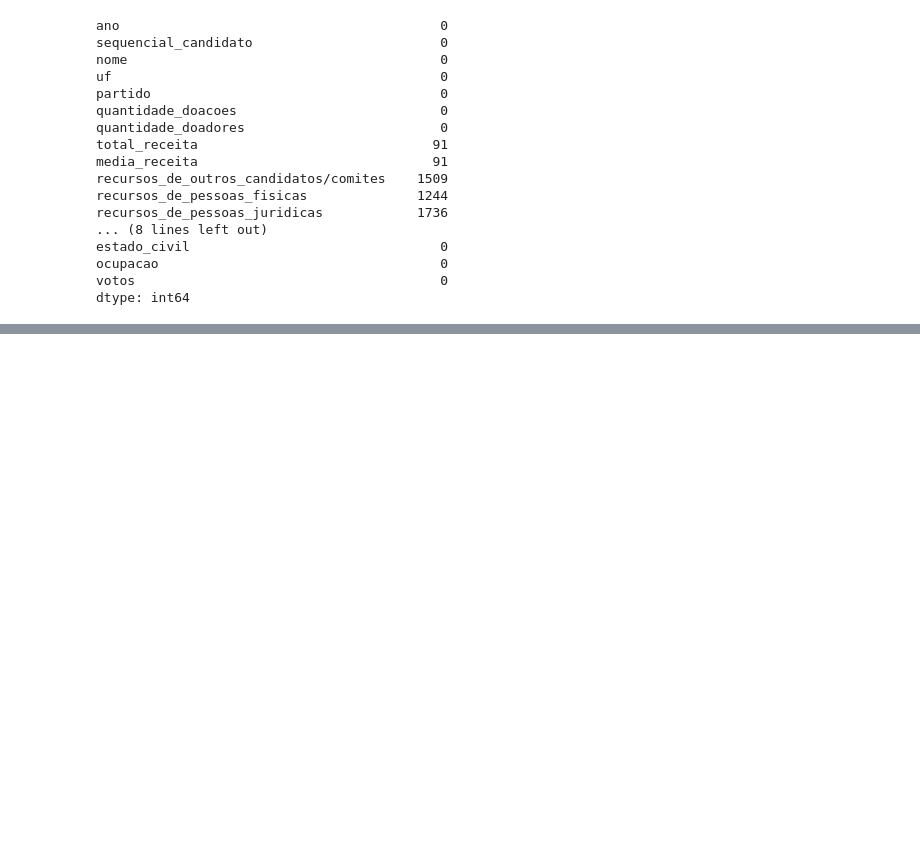
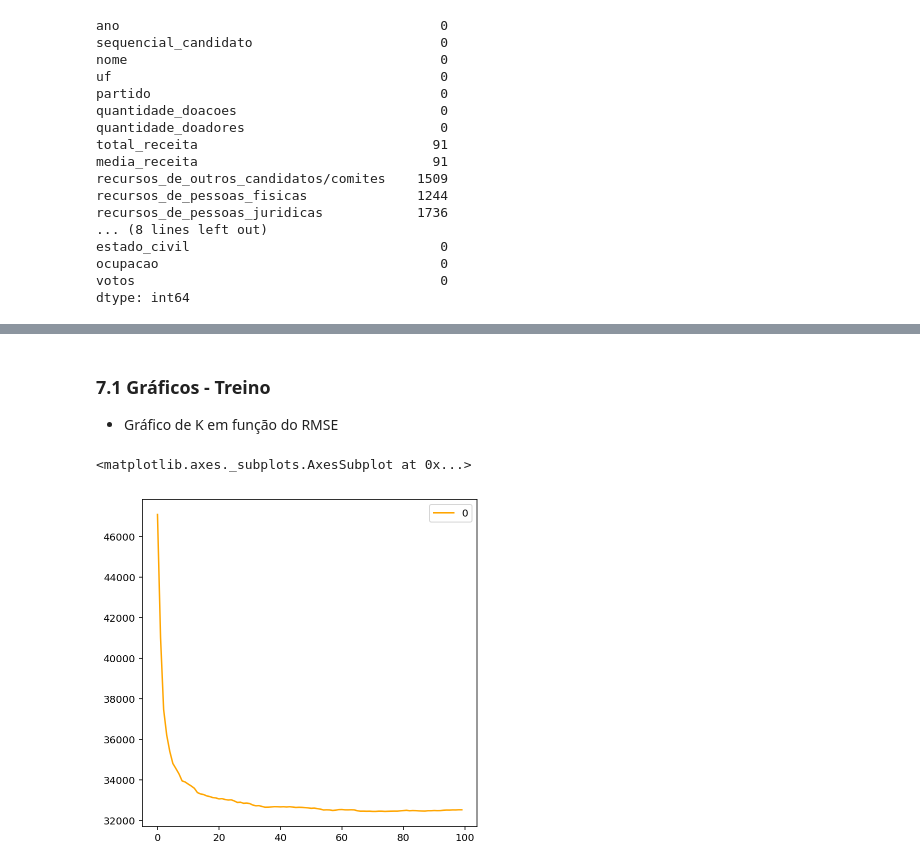
Before and after one commit to ffosilva/machine-learning-classes, a Jupyter notebook: atividade3/Tarefa3-PrevisaoVotacao.ipynb, the cells around one changed output, grey strips where cells are left out. Saved outputs shown, nothing was run; the diff lists cells and outputs as text; code cells hidden in the pictures; blank space fills up the shorter version.

```diff
--- a/atividade3/Tarefa3-PrevisaoVotacao.ipynb
+++ b/atividade3/Tarefa3-PrevisaoVotacao.ipynb
@@ -246,7 +280,0 @@ Agora vamos construir modelos de regressão com Ridge e Lasso
-# %%
-from sklearn.linear_model import Ridge, RidgeCV, ElasticNet, LassoCV, LassoLarsCV
-from sklearn.model_selection import cross_val_score
-
-def rmse_cv(model):
-    rmse= np.sqrt(-cross_val_score(model, X_train, y, scoring="neg_mean_squared_error", cv = 5))
-    return(rmse)
@@ -319,0 +425,9 @@ preds.plot(x = "preds", y = "residuals",kind = "scatter")
+# %% [markdown]
+### 7.1 Gráficos - Treino
+- Gráfico de K em função do RMSE
+# %%
+curve_train_knn = pd.DataFrame(rmse_knn_treino)
+curve_train_knn.plot(color="orange")
+# %% [output]
+<matplotlib.axes._subplots.AxesSubplot at 0x...>
+[figure, added]
```
Also changed, not shown: parts of 65 cells of this notebook, 1 other file.
